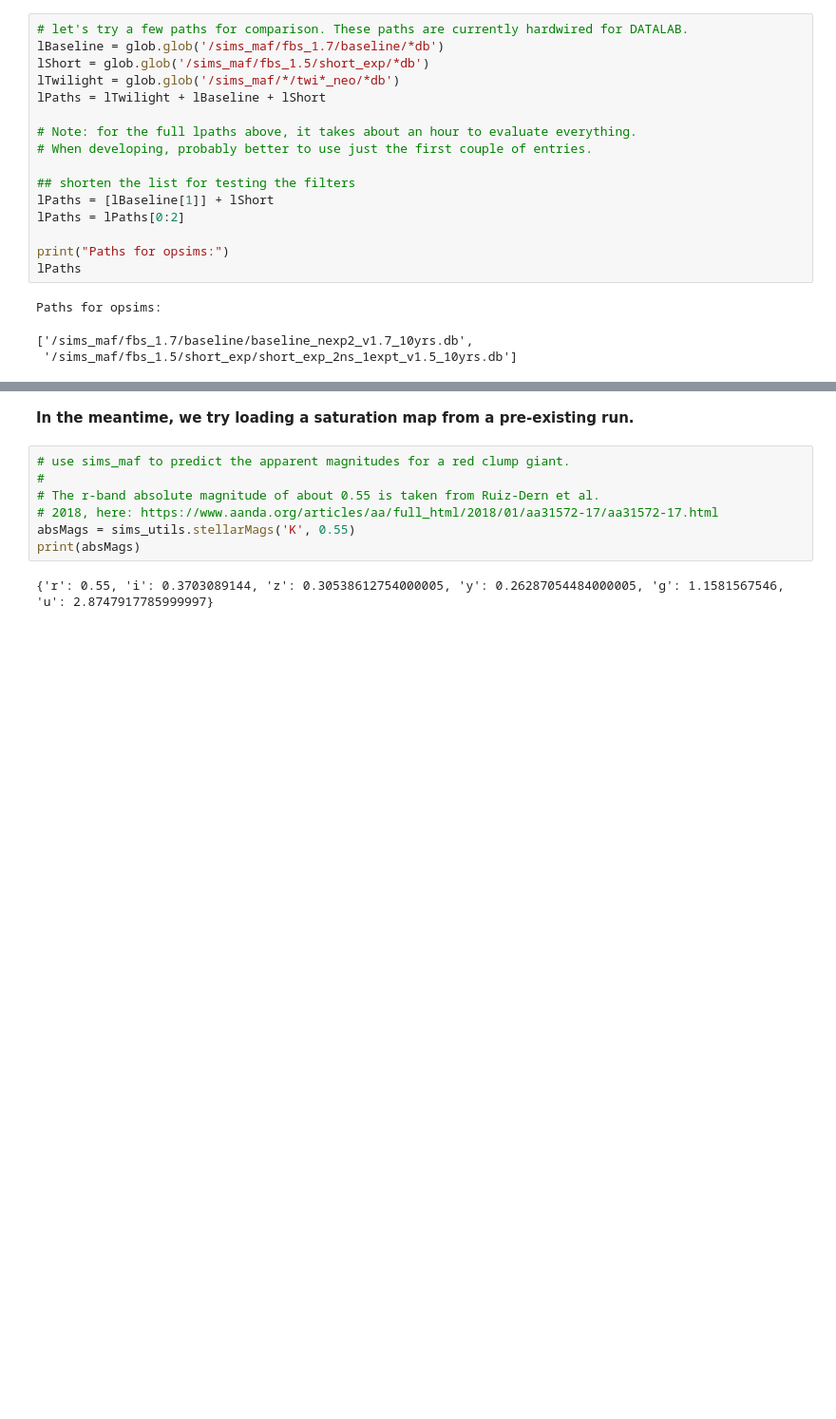
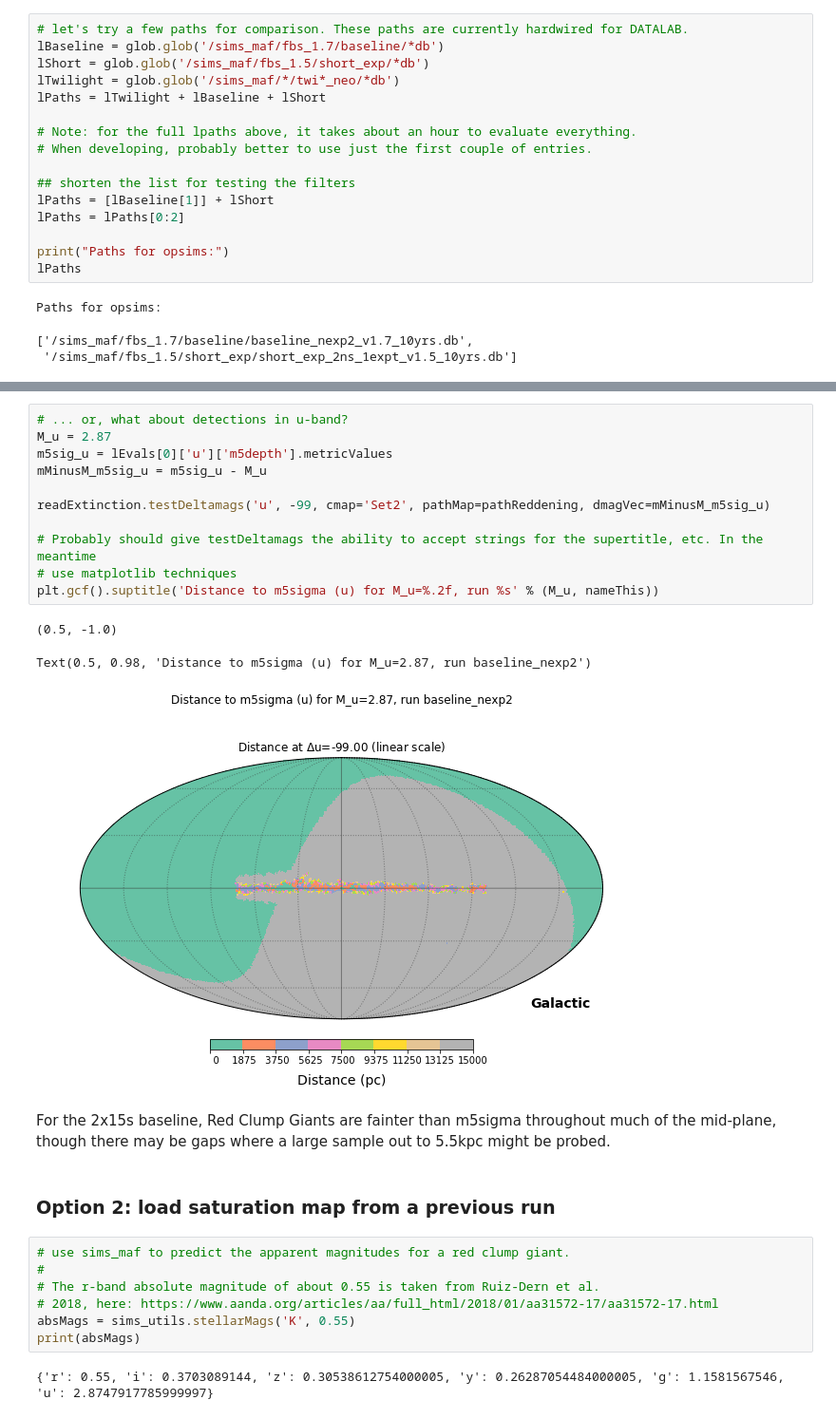
Before and after one commit to ebellm/rubinCadenceScratchWIC, a Jupyter notebook: jupyter/2021-04-06_tryExtinction3D.ipynb, the cells around one changed output, grey strips where cells are left out. Shown at 95% size. Saved outputs shown, nothing was run; the diff lists cells and outputs as text; blank space fills up the shorter version.

```diff
--- a/jupyter/2021-04-06_tryExtinction3D.ipynb
+++ b/jupyter/2021-04-06_tryExtinction3D.ipynb
@@ -420,5 +435,22 @@ Querying database SummaryAllProps with constraint filter="r" and visitExposureTi
+# %%
+# ... or, what about detections in u-band?
+M_u = 2.87
+m5sig_u = lEvals[0]['u']['m5depth'].metricValues
+mMinusM_m5sig_u = m5sig_u - M_u
+
+readExtinction.testDeltamags('u', -99, cmap='Set2', pathMap=pathReddening, dmagVec=mMinusM_m5sig_u)
+
+# Probably should give testDeltamags the ability to accept strings for the supertitle, etc. In the meantime
+# use matplotlib techniques
+plt.gcf().suptitle('Distance to m5sigma (u) for M_u=%.2f, run %s' % (M_u, nameThis))
+# %% [output]
+(0.5, -1.0)
+Text(0.5, 0.98, 'Distance to m5sigma (u) for M_u=2.87, run baseline_nexp2')
+[figure, added]
+# %% [markdown]
+For the 2x15s baseline, Red Clump Giants are fainter than m5sigma throughout much of the mid-plane, though there may be gaps where a large sample out to 5.5kpc might be probed.
 # %% [markdown]
-**In the meantime, we try loading a saturation map from a pre-existing run.**
+### Option 2: load saturation map from a previous run ###
 # %%
 # use sims_maf to predict the apparent magnitudes for a red clump giant.
 #
```
Also changed, not shown: parts of 26 cells of this notebook.
